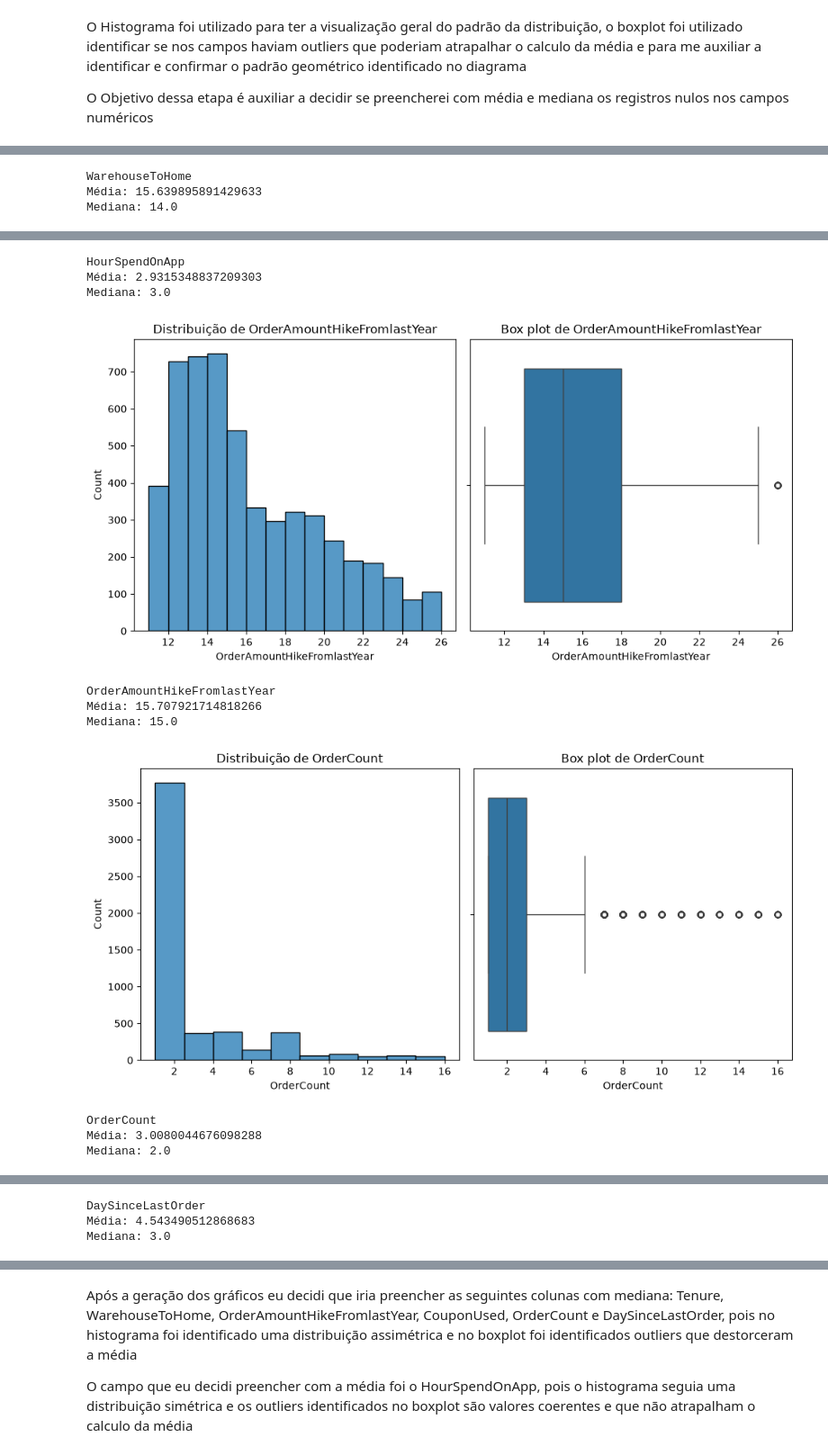
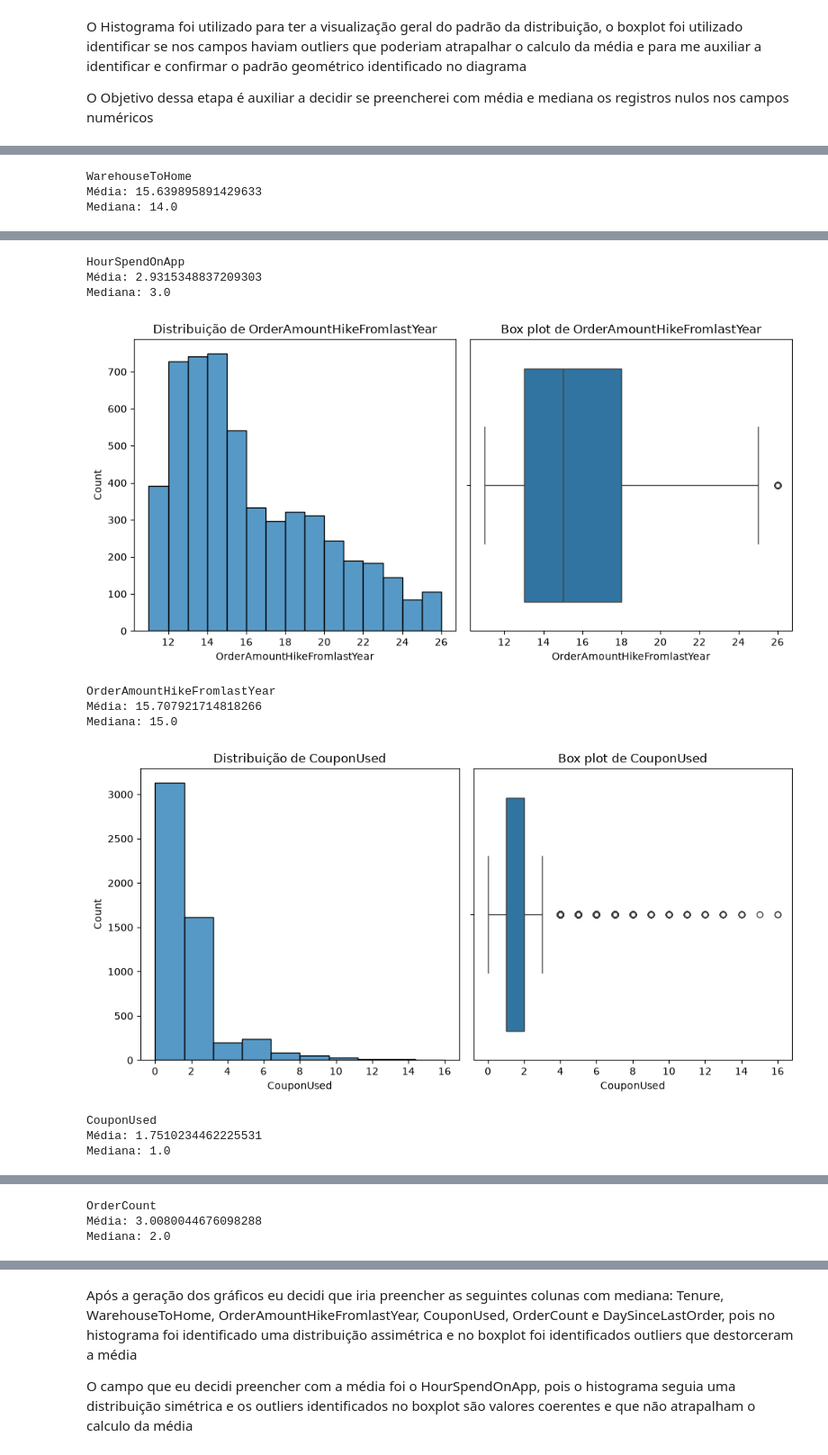
Before and after one commit to Gabriel-Henrique-28/Projeto-Final-Machine-Learning-SC-TEC, a Jupyter notebook: main.ipynb, the cells around one changed output, grey strips where cells are left out. Shown at 90% size. Drawn from its saved outputs; the diff is of its cells as text; code cells hidden in the pictures.

Commit message:
fix: Adiciona a coluna CouponUsed na identificação de outliers e escalonamento

```diff
--- a/main.ipynb
+++ b/main.ipynb
@@ -267,7 +267,7 @@ O Objetivo dessa etapa é auxiliar a decidir se preencherei com média e mediana
 # %%
 # colunas numéricas
 columns_numeric = [('Tenure', 20), ('WarehouseToHome', 30), ('HourSpendOnApp', 5), ('OrderAmountHikeFromlastYear', 15),
-                    ('OrderCount', 10), ('DaySinceLastOrder', 20)]
+                    ('CouponUsed', 10), ('OrderCount', 10), ('DaySinceLastOrder', 20)]
 
 # criação dos gráficos de histograma e boxplot para cada coluna numérica
 for c in columns_numeric:
@@ -276,34 +276,34 @@ for c in columns_numeric:
     # histograma
     sns.histplot(data=df_na, x=c[0], bins=c[1], ax=axes[0])
     axes[0].set_title(f'Distribuição de {c[0]}')
 
     # boxplot
     sns.boxplot(data=df_na, x=c[0], ax=axes[1])
     axes[1].set_title(f'Box plot de {c[0]}')
 
     plt.tight_layout()
     plt.show()
 
     # relatório de média e mediana
     print(f'{c[0]} \nMédia: {df[c[0]].mean()} \nMediana: {df[c[0]].median()}')
 # %% [output]
 [figure]
 Tenure
 Média: 10.189899366380917
 Mediana: 9.0
 [figure]
 WarehouseToHome
 Média: 15.639895891429633
 Mediana: 14.0
 [figure]
 HourSpendOnApp
 Média: 2.9315348837209303
 Mediana: 3.0
 [figure]
 OrderAmountHikeFromlastYear
 Média: 15.707921714818266
 Mediana: 15.0
-[figure, old version]
+[figure, new version]
-OrderCount
-Média: 3.0080044676098288
-Mediana: 2.0
+CouponUsed
+Média: 1.7510234462225531
+Mediana: 1.0
@@ -311,3 +311,3 @@ Mediana: 2.0
-DaySinceLastOrder
-Média: 4.543490512868683
-Mediana: 3.0
+OrderCount
+Média: 3.0080044676098288
+Mediana: 2.0
```
Also changed, not shown: parts of 9 cells of this notebook.
